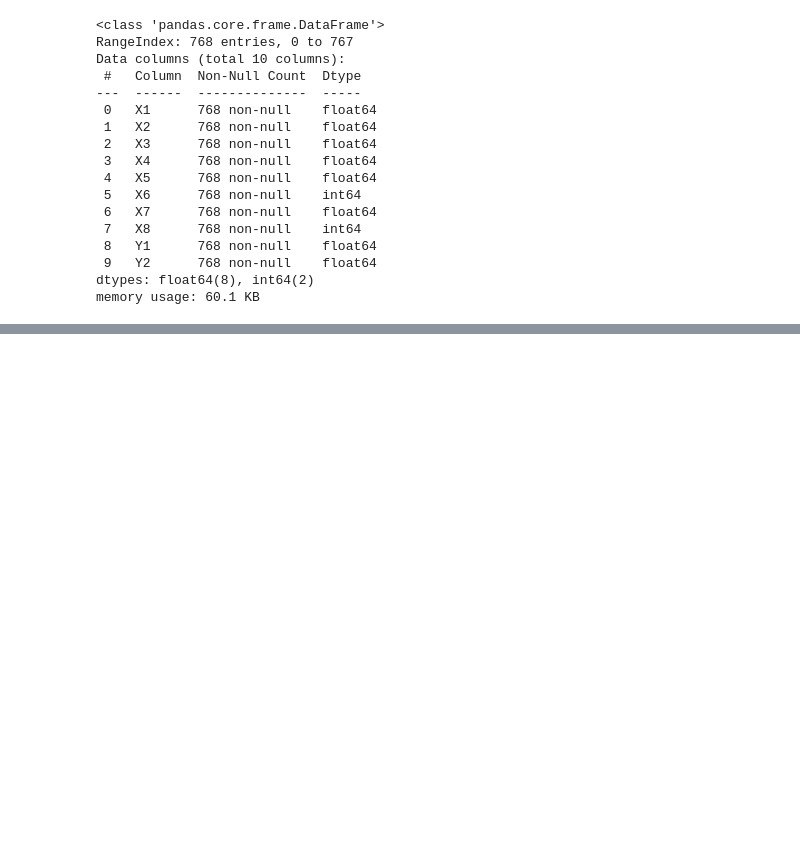
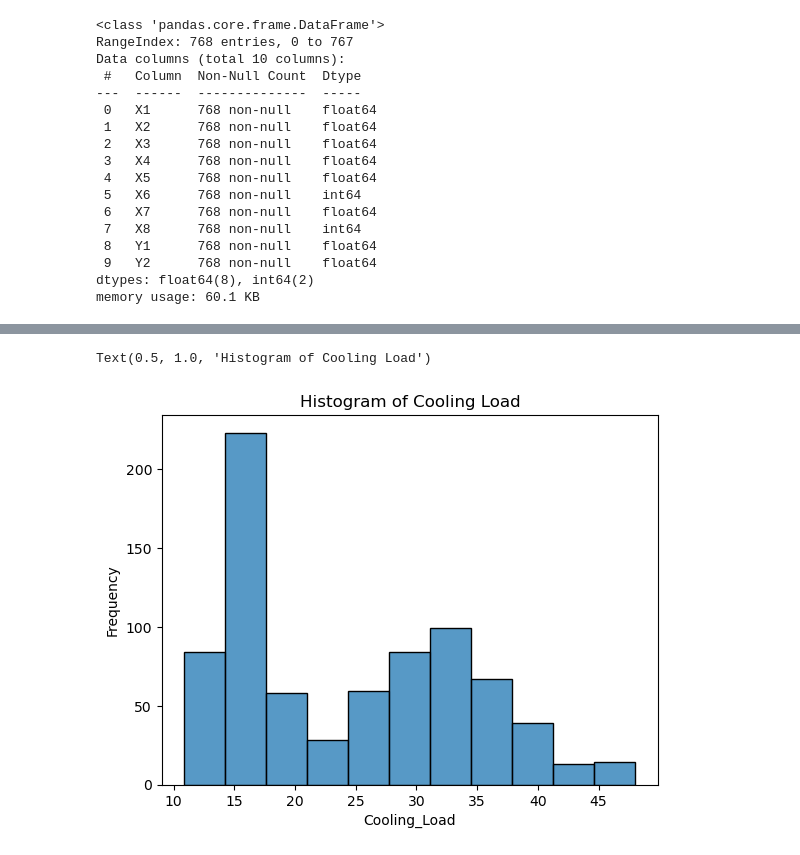
Before and after one commit to mikeadarkwah-beep/linearregression-github-repo, a Jupyter notebook: Code/explore.ipynb, the cells around one changed output, grey strips where cells are left out. Saved outputs shown, nothing was run; the diff lists cells and outputs as text; code cells hidden in the pictures; blank space fills up the shorter version.

```diff
--- a/Code/explore.ipynb
+++ b/Code/explore.ipynb
@@ -67,0 +120,7 @@ def count_column(df,col_list):
+# %%
+sns.histplot(df_EN['Cooling_Load'])
+plt.ylabel("Frequency")
+plt.title("Histogram of Cooling Load")
+# %% [output]
+Text(0.5, 1.0, 'Histogram of Cooling Load')
+[figure, added]
```
Also changed, not shown: parts of 13 cells of this notebook, 1 other file.
